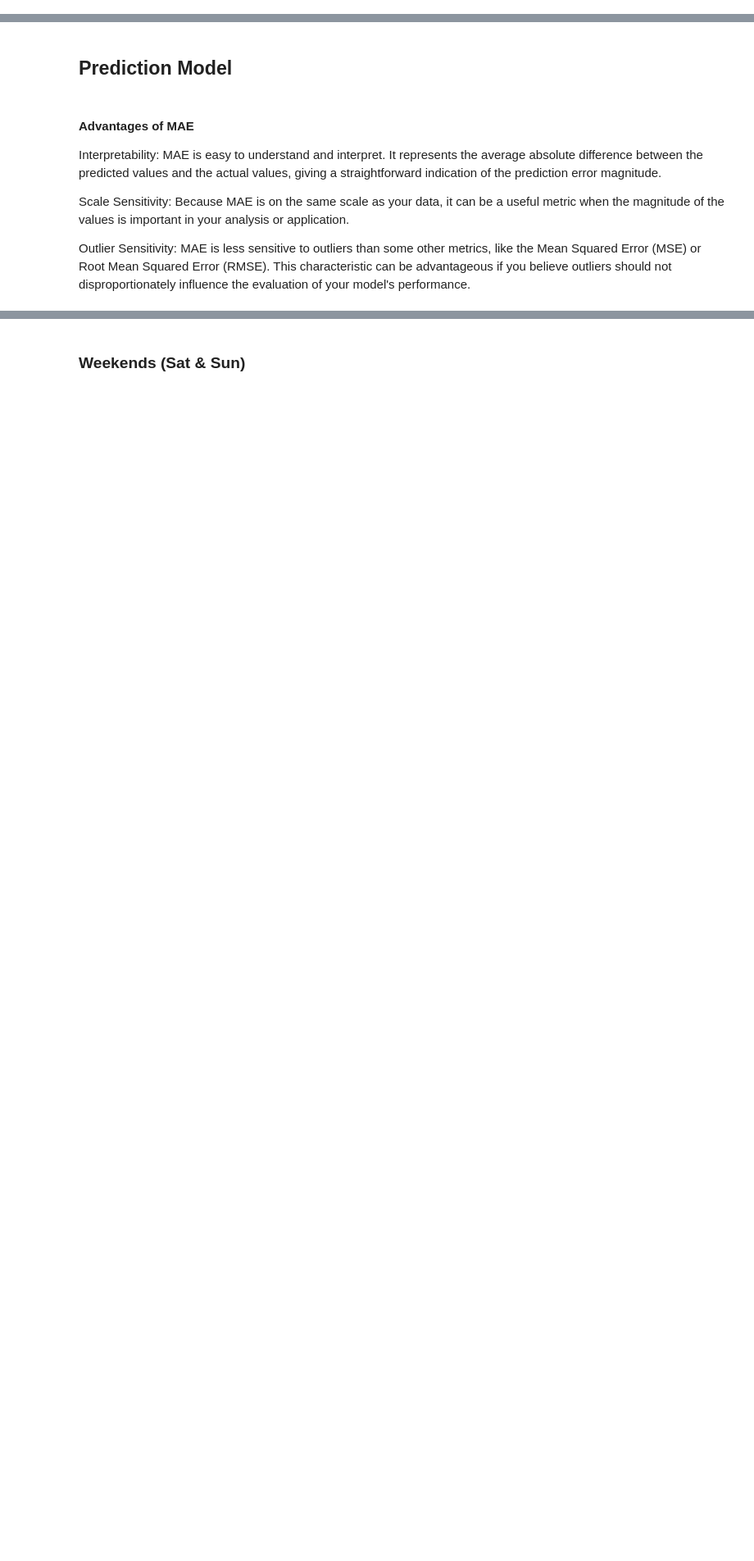
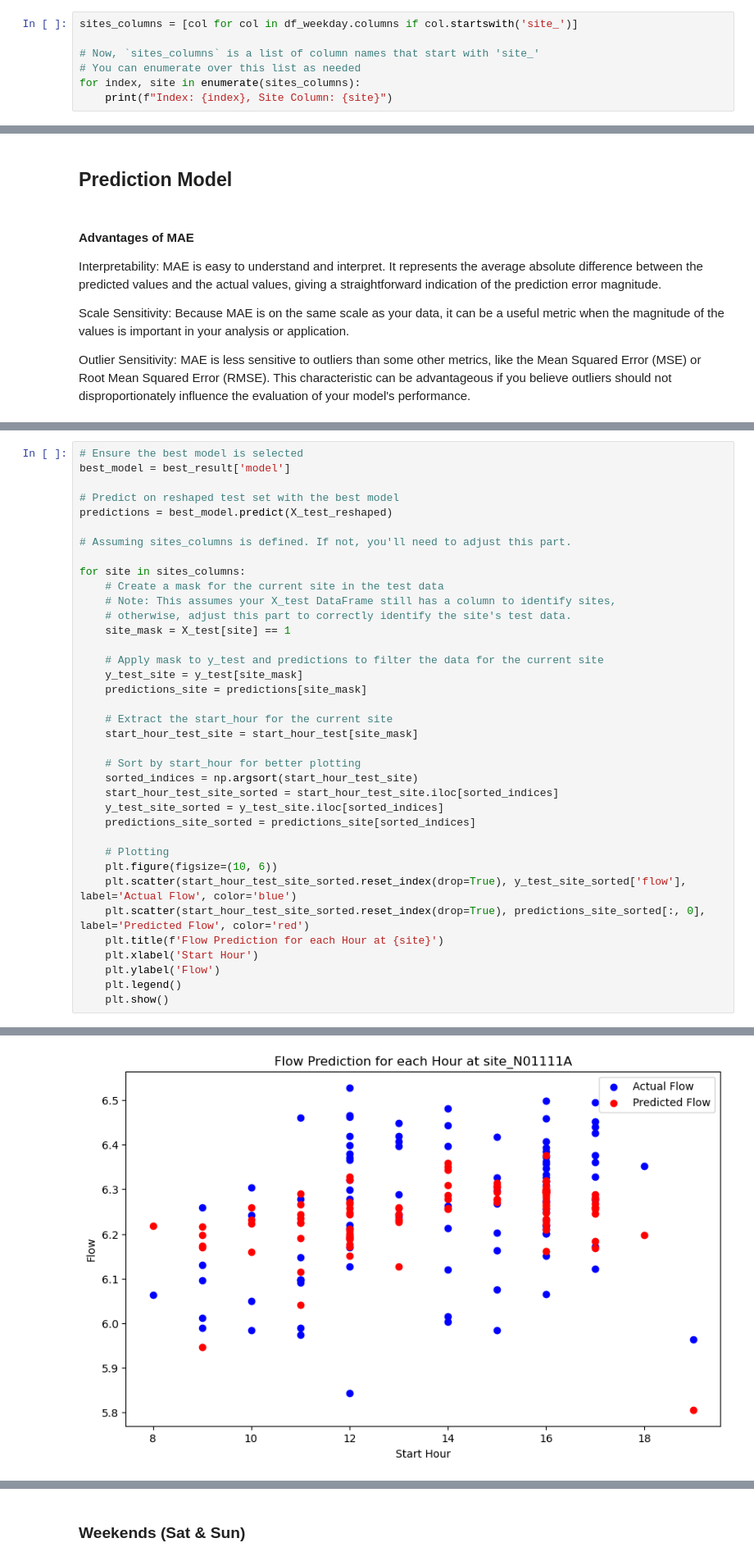
Before and after one commit to aoddev232/FinalYearProject, a Jupyter notebook: Source/predictionModel.ipynb, the cells around one changed output, grey strips where cells are left out. Shown at 82% size. Cells and saved outputs as stored; diff of their text form; blank space fills up the shorter version.

Commit message:
PredictionModel Update
More work done to prediction model

```diff
--- a/Source/predictionModel.ipynb
+++ b/Source/predictionModel.ipynb
@@ -286,3 +286,10 @@ df_weekend.head(5)
 | 33 | 6.146329 | 1.098612 | 3.688879 | 2022 | 1 | 16 | 15.0 | 14 | 0 | ... |
 | 65 | 6.434547 | 1.098612 | 3.806662 | 2022 | 1 | 22 | 15.0 | 12 | 0 | ... |
 | 66 | 6.386879 | 1.945910 | 3.713572 | 2022 | 1 | 22 | 15.0 | 12 | 15 | ... |
+# %%
+sites_columns = [col for col in df_weekday.columns if col.startswith('site_')]
+
+# Now, `sites_columns` is a list of column names that start with 'site_'
+# You can enumerate over this list as needed
+for index, site in enumerate(sites_columns):
+    print(f"Index: {index}, Site Column: {site}")
@@ -388,0 +441,38 @@ Neurons: 10, Learning Rate: 0.01, Activation: tanh, Test Loss: 0.067491225898265
+# %%
+# Ensure the best model is selected
+best_model = best_result['model']
+
+# Predict on reshaped test set with the best model
+predictions = best_model.predict(X_test_reshaped)
+
+# Assuming sites_columns is defined. If not, you'll need to adjust this part.
+
+for site in sites_columns:
+    # Create a mask for the current site in the test data
+    # Note: This assumes your X_test DataFrame still has a column to identify sites,
+    # otherwise, adjust this part to correctly identify the site's test data.
+    site_mask = X_test[site] == 1
+
+    # Apply mask to y_test and predictions to filter the data for the current site
+    y_test_site = y_test[site_mask]
+    predictions_site = predictions[site_mask]
+
+    # Extract the start_hour for the current site
+    start_hour_test_site = start_hour_test[site_mask]
+
+    # Sort by start_hour for better plotting
+    sorted_indices = np.argsort(start_hour_test_site)
+    start_hour_test_site_sorted = start_hour_test_site.iloc[sorted_indices]
+    y_test_site_sorted = y_test_site.iloc[sorted_indices]
+    predictions_site_sorted = predictions_site[sorted_indices]
+
+    # Plotting
+    plt.figure(figsize=(10, 6))
+    plt.scatter(start_hour_test_site_sorted.reset_index(drop=True), y_test_site_sorted['flow'], label='Actual Flow', color='blue')
+    plt.scatter(start_hour_test_site_sorted.reset_index(drop=True), predictions_site_sorted[:, 0], label='Predicted Flow', color='red')
+    plt.title(f'Flow Prediction for each Hour at {site}')
+    plt.xlabel('Start Hour')
+    plt.ylabel('Flow')
+    plt.legend()
+    plt.show()
+# %% [output]
@@ -388,0 +480 @@ Neurons: 10, Learning Rate: 0.01, Activation: tanh, Test Loss: 0.067491225898265
+[figure, added]
```
Also changed, not shown: parts of 9 cells of this notebook.
